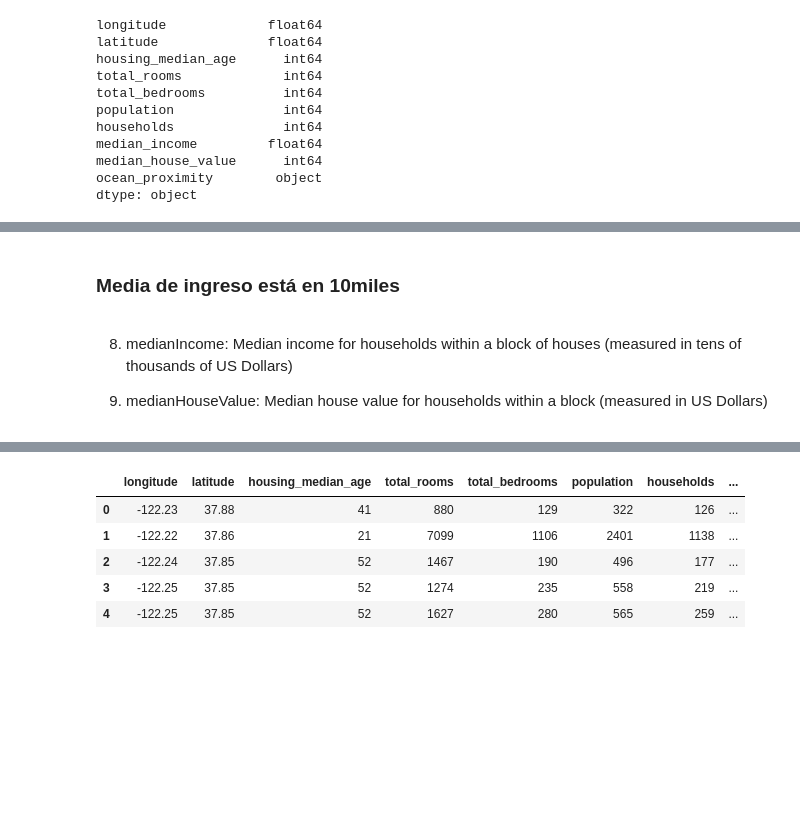
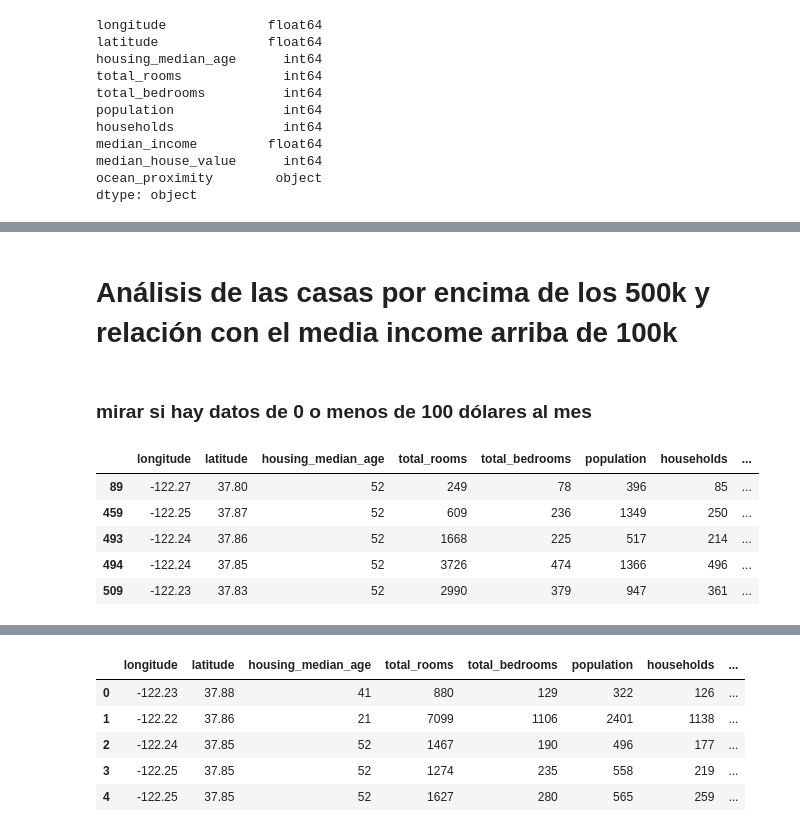
Before and after one commit to Ateibuzena/California_Housing_Prices, a Jupyter notebook: eda_lu.ipynb, the cells around one changed output, grey strips where cells are left out. Cells and saved outputs as stored; diff of their text form; code cells hidden in the pictures; blank space fills up the shorter version.

```diff
--- a/eda_lu.ipynb
+++ b/eda_lu.ipynb
@@ -274,6 +264,0 @@ plt.show()
-# %% [markdown]
-### Media de ingreso está en 10miles
-# %% [markdown]
-8. medianIncome: Median income for households within a block of houses (measured in tens of thousands of US Dollars)
-
-9. medianHouseValue: Median house value for households within a block (measured in US Dollars)
@@ -279,0 +267,15 @@ plt.show()
+# %% [markdown]
+# Análisis de las casas por encima de los 500k y relación con el media income arriba de 100k
+# %% [markdown]
+### mirar si hay datos de 0 o menos de 100 dólares al mes
+# %%
+high_value_houses = df[df['median_house_value'] > 500000]
+
+high_value_houses.head()
+# %% [output]
+|  | longitude | latitude | housing_median_age | total_rooms | total_bedrooms | population | households | ... |
+| 89 | -122.27 | 37.80 | 52 | 249 | 78 | 396 | 85 | ... |
+| 459 | -122.25 | 37.87 | 52 | 609 | 236 | 1349 | 250 | ... |
+| 493 | -122.24 | 37.86 | 52 | 1668 | 225 | 517 | 214 | ... |
+| 494 | -122.24 | 37.85 | 52 | 3726 | 474 | 1366 | 496 | ... |
+| 509 | -122.23 | 37.83 | 52 | 2990 | 379 | 947 | 361 | ... |
```
Also changed, not shown: parts of 31 cells of this notebook.
